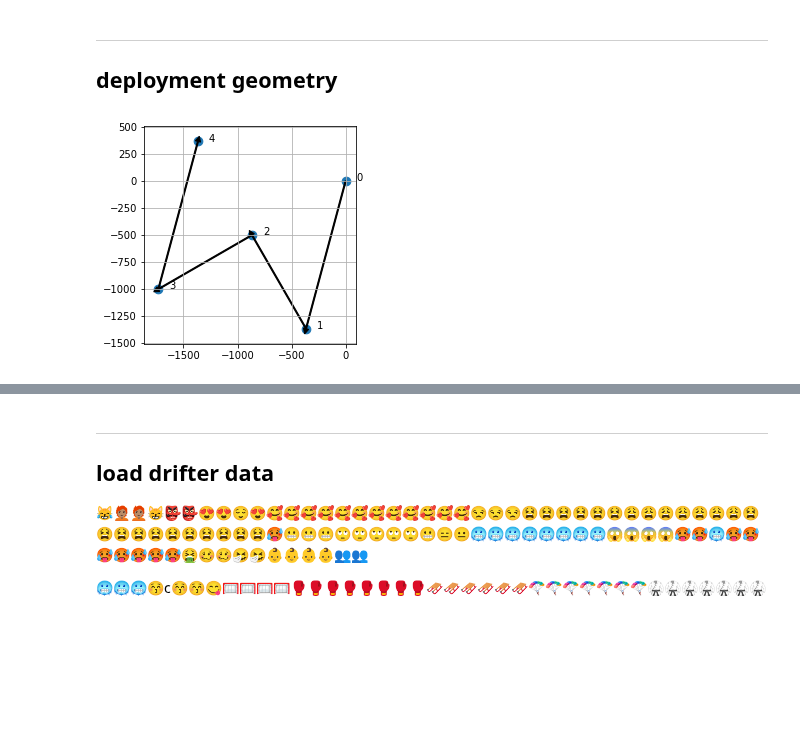
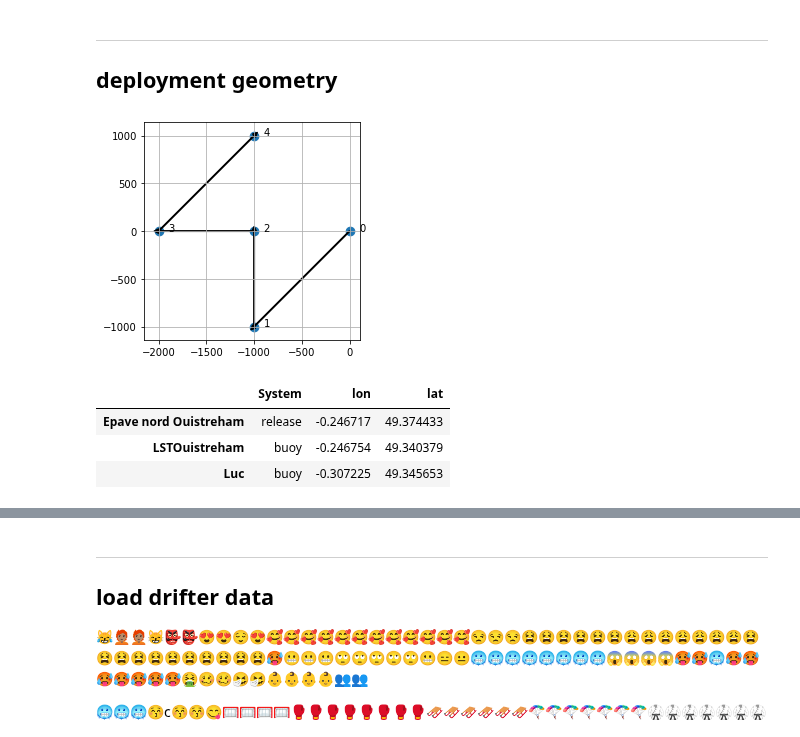
Before and after one commit to apatlpo/taos, a Jupyter notebook: campaign/dev.ipynb, the cells around one changed output, grey strips where cells are left out. Saved outputs shown, nothing was run; the diff lists cells and outputs as text; code cells hidden in the pictures; blank space fills up the shorter version.

```diff
--- a/campaign/dev.ipynb
+++ b/campaign/dev.ipynb
@@ -82,10 +83,17 @@ ins.plot_route_solution(dX, Us, Uo, dt, time_waiting)
 
 ## deployment geometry
 # %%
-L, theta, N = 1e3, 30/rad2deg, 5
+R, theta, N = 1e3, 0/rad2deg, 5
 #X, dX = ins.build_polygon(L, theta, N, rotation=1)
-X, dX = ins.build_square_with_center(L, theta, rotation=-1, center_loc=2)
+X, dX = ins.build_square_with_center(R, theta, rotation=-1, center_loc=2)
 ins.plot_polygon(X, dX)
 # %% [output]
-[figure, old version]
+[figure, new version]
+# %%
+ins.stations
+# %% [output]
+|  | System | lon | lat |
+| Epave nord Ouistreham | release | -0.246717 | 49.374433 |
+| LSTOuistreham | buoy | -0.246754 | 49.340379 |
+| Luc | buoy | -0.307225 | 49.345653 |
 # %%
```
Also changed, not shown: parts of 16 cells of this notebook, 3 other files.
